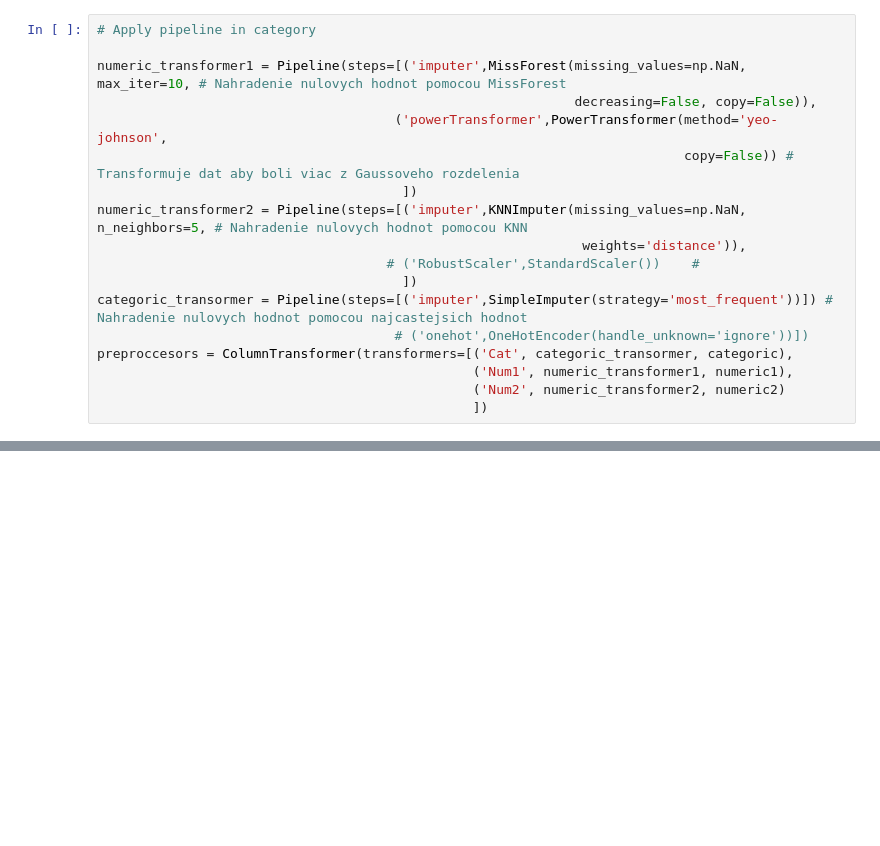
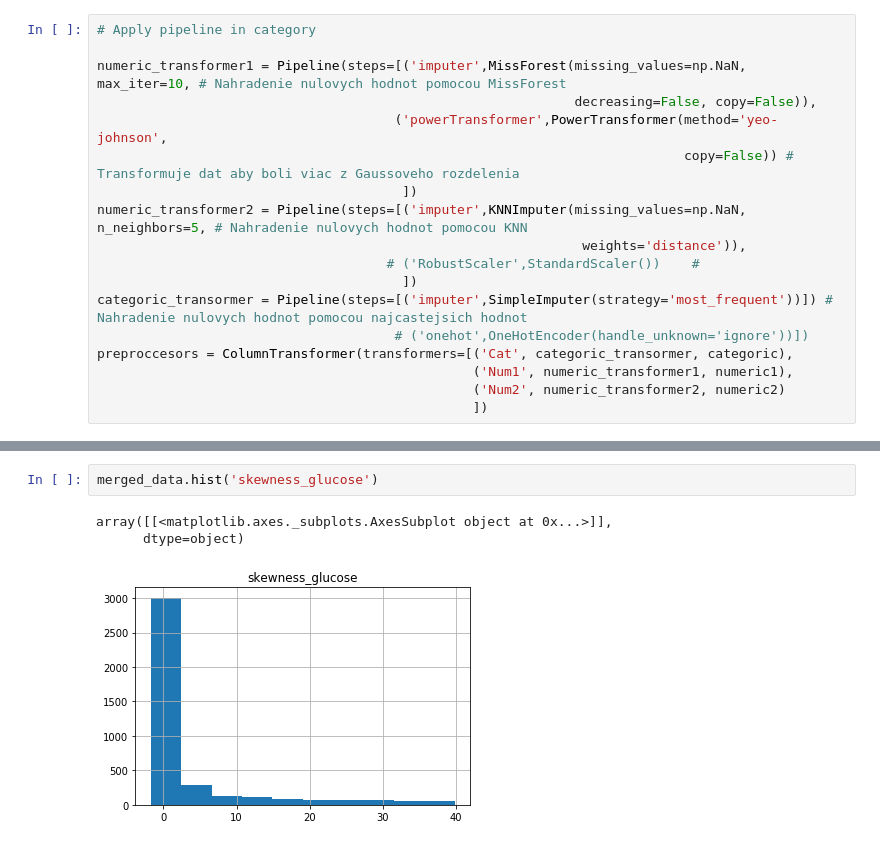
Before and after one commit to MatejHor/IAU_project, a Jupyter notebook: faza2/PipelinePredspracovanie.ipynb, the cells around one changed output, grey strips where cells are left out. Saved outputs shown, nothing was run; the diff lists cells and outputs as text; blank space fills up the shorter version.

```diff
--- a/faza2/PipelinePredspracovanie.ipynb
+++ b/faza2/PipelinePredspracovanie.ipynb
@@ -264,0 +353,6 @@ print(merged_data)
+# %%
+merged_data.hist('skewness_glucose')
+# %% [output]
+array([[<matplotlib.axes._subplots.AxesSubplot object at 0x...>]],
+      dtype=object)
+[figure, added]
```
Also changed, not shown: parts of 24 cells of this notebook, 3 other files.
